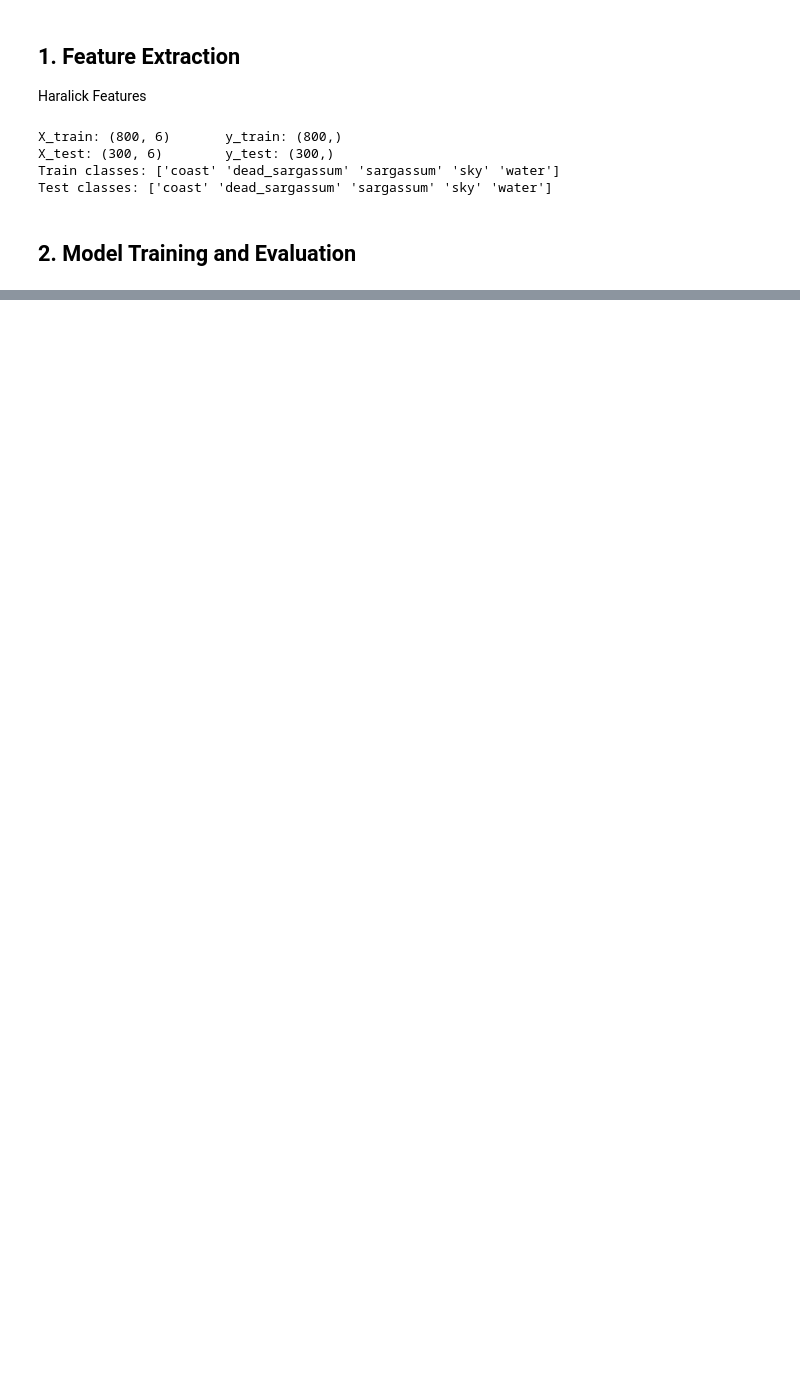
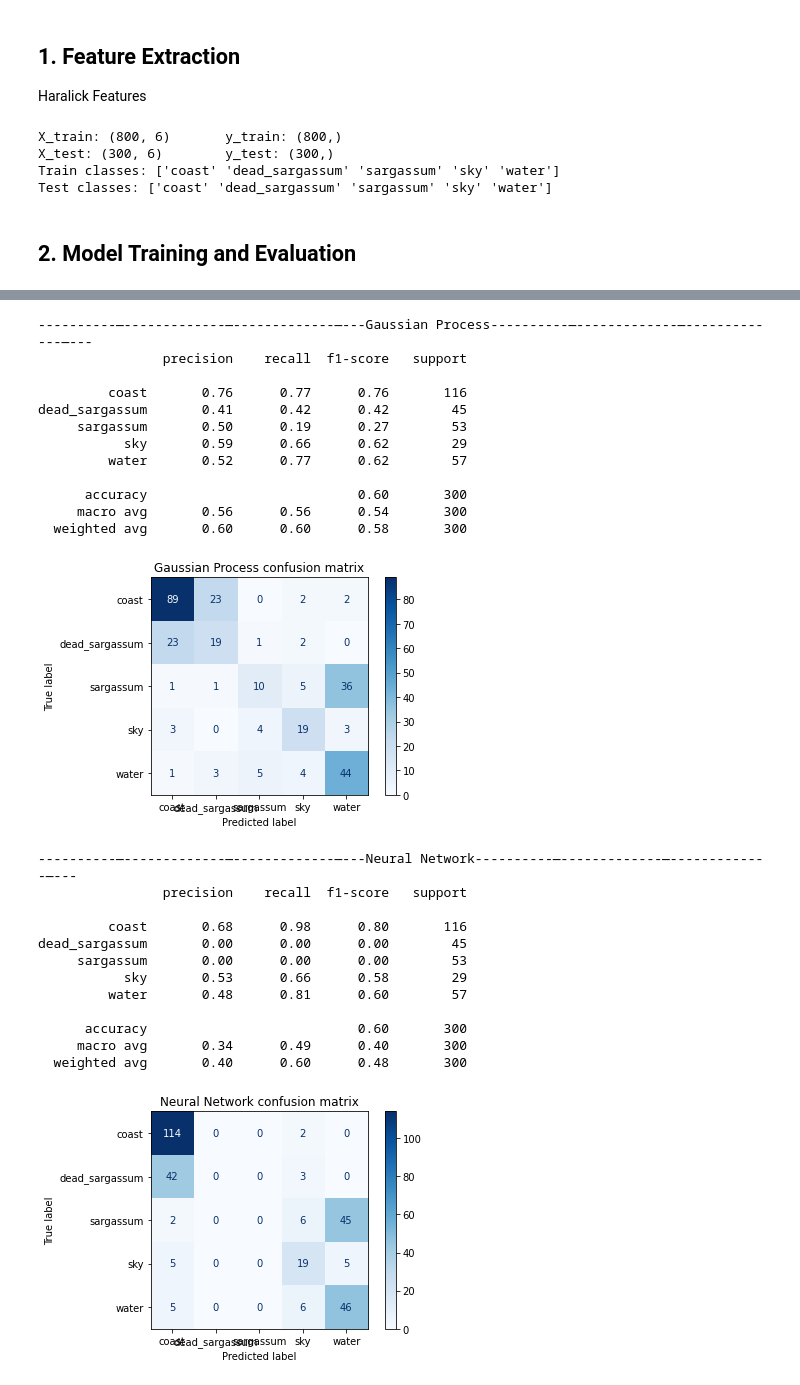
Before and after one commit to bondi7/sargassum-image-detection, a Jupyter notebook: model.ipynb, the cells around one changed output, grey strips where cells are left out. Cells and saved outputs as stored; diff of their text form; code cells hidden in the pictures; blank space fills up the shorter version.

```diff
--- a/model.ipynb
+++ b/model.ipynb
@@ -163,0 +209,35 @@ dead_sargassum       0.68      0.42      0.52        45
+# %%
+best_classifiers_df = df.iloc[4:6]
+for idx in np.array(best_classifiers_df.index):
+    name = names[idx]
+    clf = classifiers[idx]
+    clf.fit(X_train, y_train)
+    y_pred = clf.predict(X_test)
+    evaluate(clf, X_test, y_test, y_pred, test_classes_, name)
+# %% [output]
+----------—-------------—-------------—---Gaussian Process----------—-------------—-------------—---
+                precision    recall  f1-score   support
+
+         coast       0.76      0.77      0.76       116
+dead_sargassum       0.41      0.42      0.42        45
+     sargassum       0.50      0.19      0.27        53
+           sky       0.59      0.66      0.62        29
+         water       0.52      0.77      0.62        57
+
+      accuracy                           0.60       300
+     macro avg       0.56      0.56      0.54       300
+  weighted avg       0.60      0.60      0.58       300
+[figure, added]
+----------—-------------—-------------—---Neural Network----------—-------------—-------------—---
+                precision    recall  f1-score   support
+
+         coast       0.68      0.98      0.80       116
+dead_sargassum       0.00      0.00      0.00        45
+     sargassum       0.00      0.00      0.00        53
+           sky       0.53      0.66      0.58        29
+         water       0.48      0.81      0.60        57
+
+      accuracy                           0.60       300
+     macro avg       0.34      0.49      0.40       300
+  weighted avg       0.40      0.60      0.48       300
+[figure, added]
```
Also changed, not shown: parts of 5 cells of this notebook.
